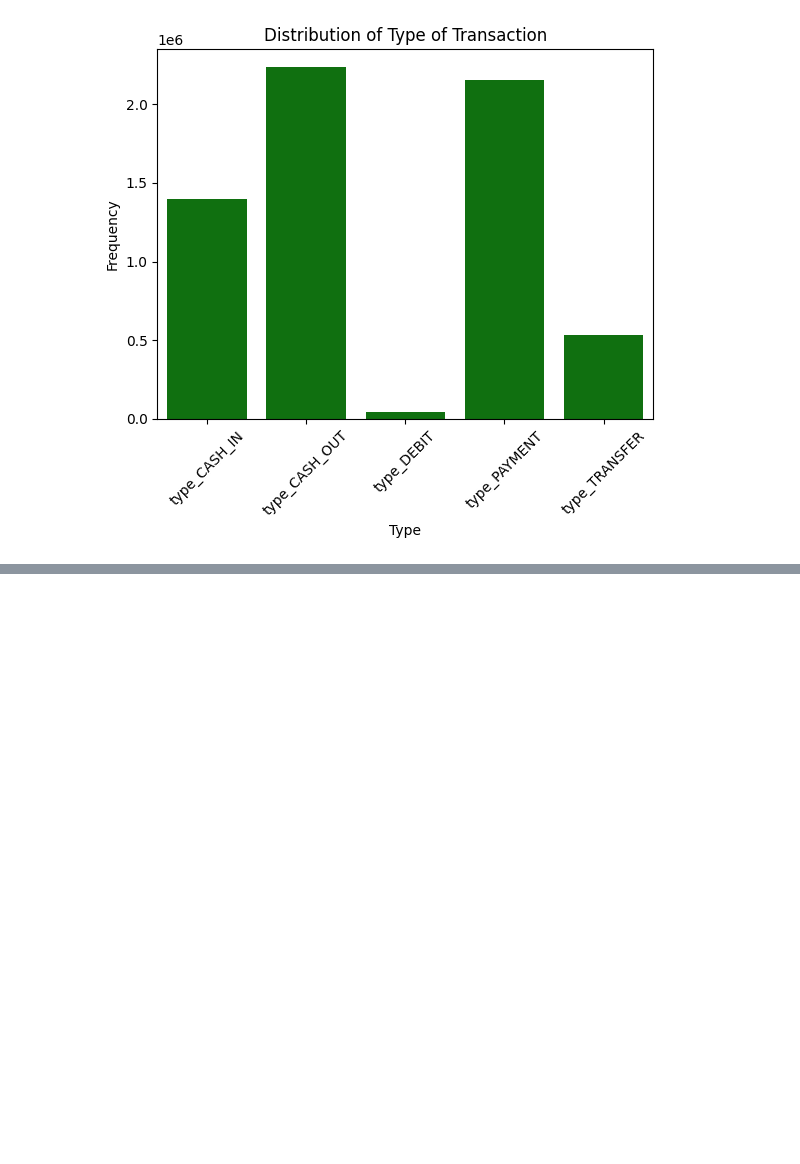
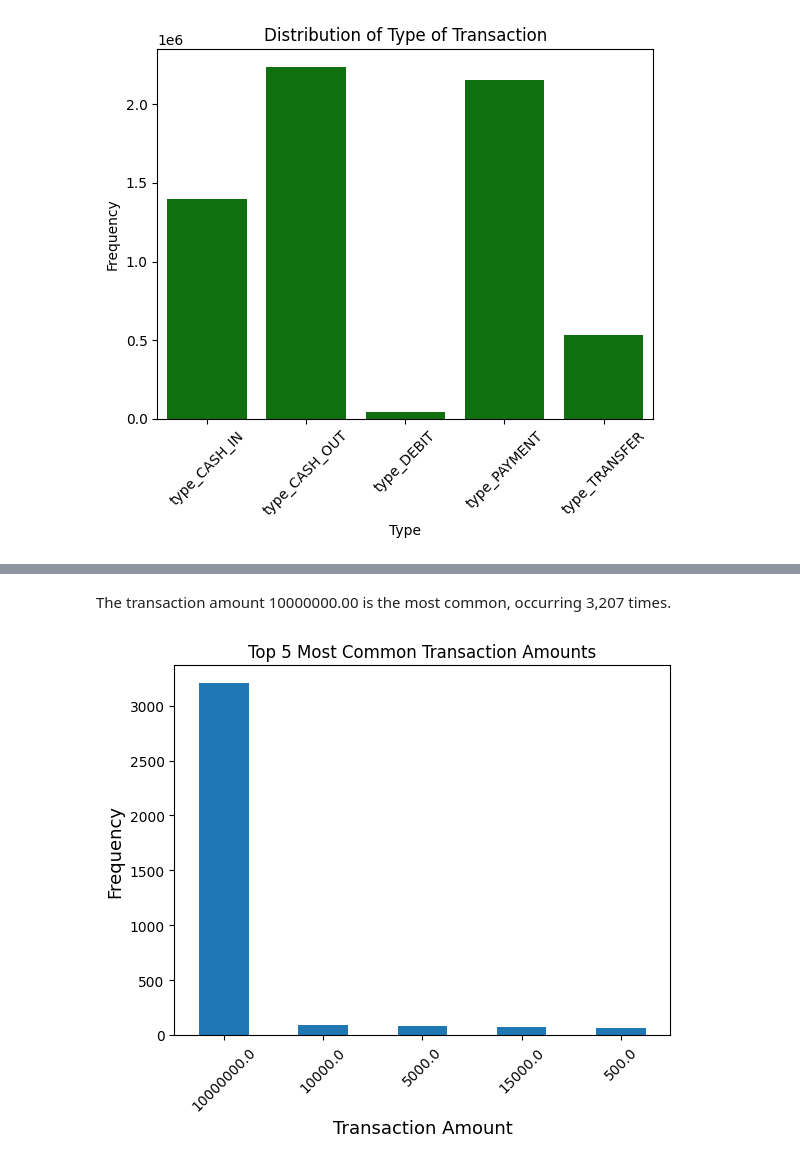
Before and after one commit to meleknurs/ml_projects, a Jupyter notebook: fraud_detection/fraud_detection.ipynb, the cells around one changed output, grey strips where cells are left out. Drawn from its saved outputs; the diff is of its cells as text; code cells hidden in the pictures; blank space fills up the shorter version.

```diff
--- a/fraud_detection/fraud_detection.ipynb
+++ b/fraud_detection/fraud_detection.ipynb
@@ -134,0 +152,12 @@ plt.show()
+# %% [markdown]
+The transaction amount 10000000.00 is the most common, occurring 3,207 times.
+# %%
+# Plot the top 5 most common transaction amounts
+df['amount'].value_counts().sort_values(ascending = False).head().plot(kind = 'bar')
+plt.title('Top 5 Most Common Transaction Amounts')
+plt.xlabel('Transaction Amount', fontsize=13)
+plt.ylabel('Frequency', fontsize=13)
+plt.xticks(rotation= 45)
+plt.show()
+# %% [output]
+[figure, added]
```
Also changed, not shown: parts of 4 cells of this notebook.
